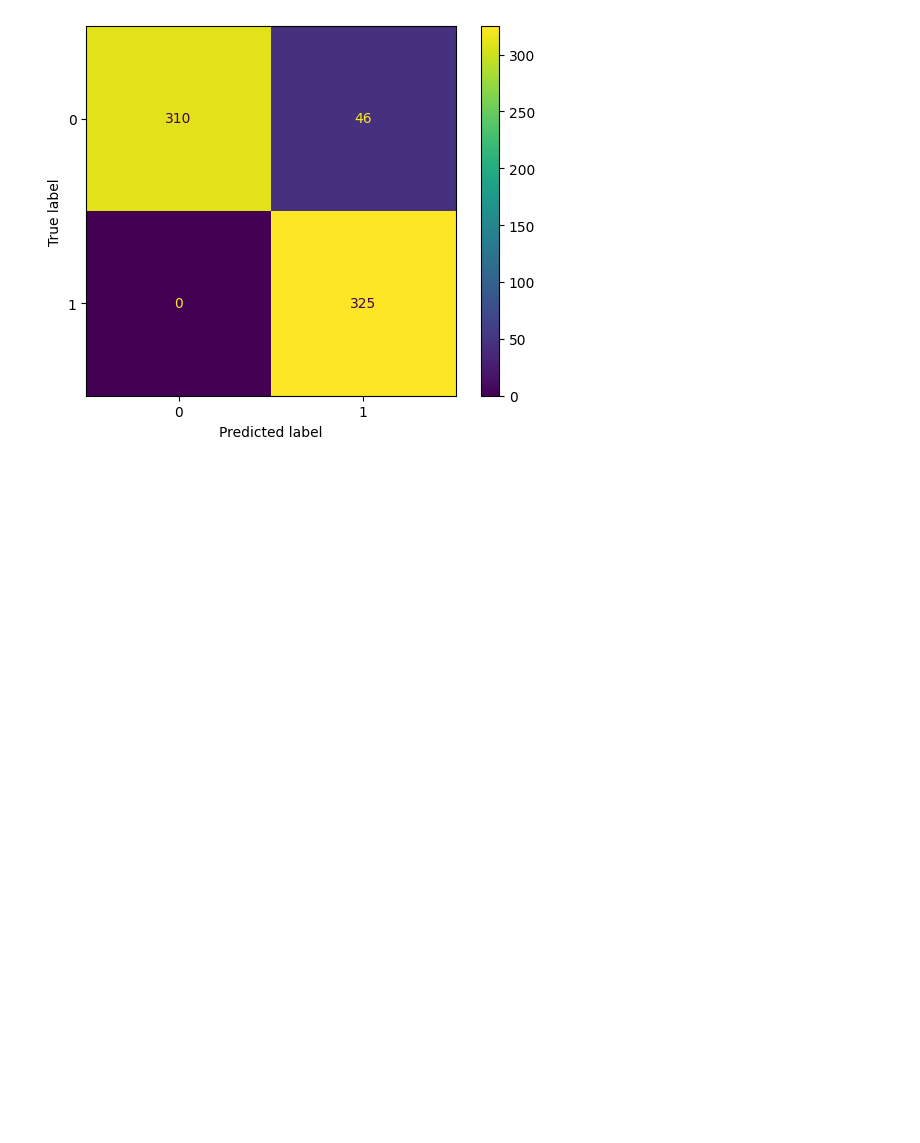
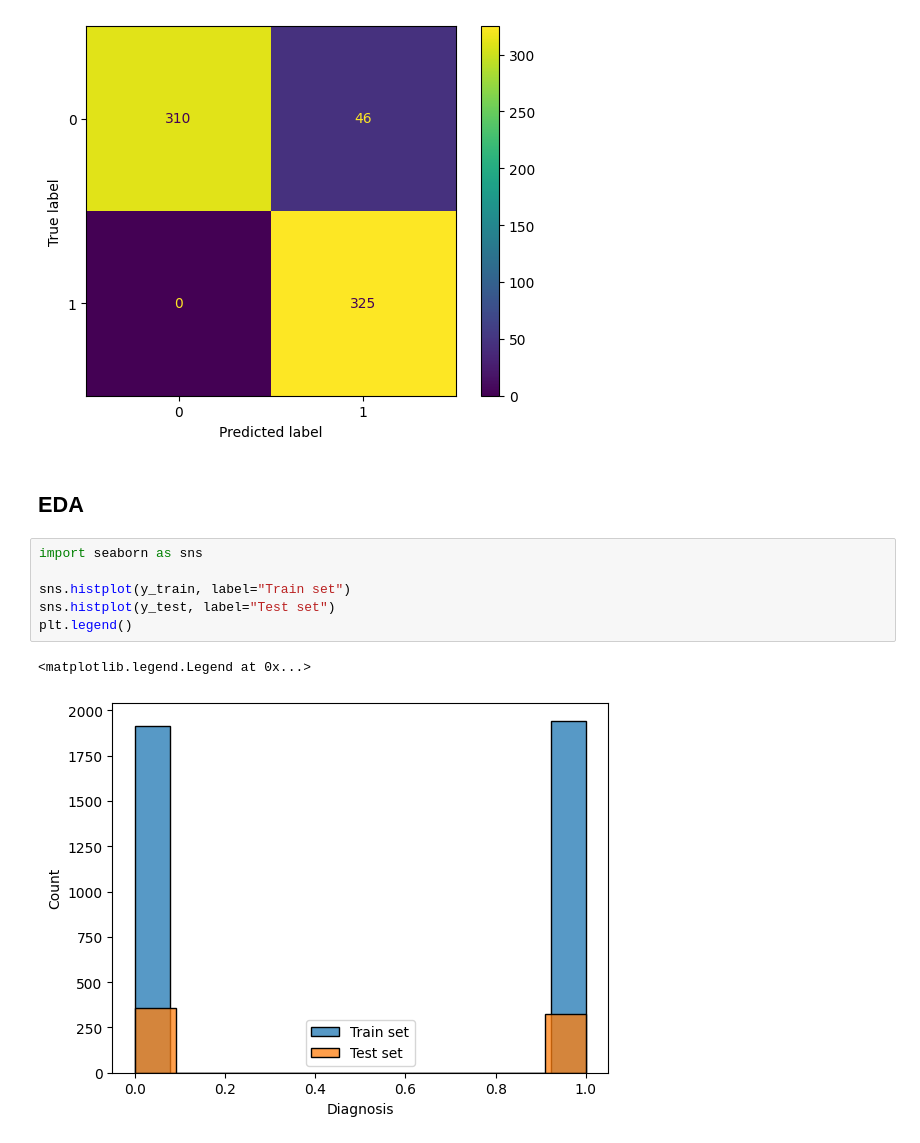
Before and after one commit to rcht/asthma-detection-ml, a Jupyter notebook: main.ipynb, the cells around one changed output. Drawn from its saved outputs; the diff is of its cells as text; blank space fills up the shorter version.

```diff
--- a/main.ipynb
+++ b/main.ipynb
@@ -165,3 +175,14 @@ ROC AUC Score:  0.9353932584269663
 [[310  46]
  [  0 325]]
 [figure]
+# %% [markdown]
+## EDA
+# %%
+import seaborn as sns
+
+sns.histplot(y_train, label="Train set")
+sns.histplot(y_test, label="Test set")
+plt.legend()
+# %% [output]
+<matplotlib.legend.Legend at 0x...>
+[figure, added]
```
Also changed, not shown: parts of 13 cells of this notebook.
